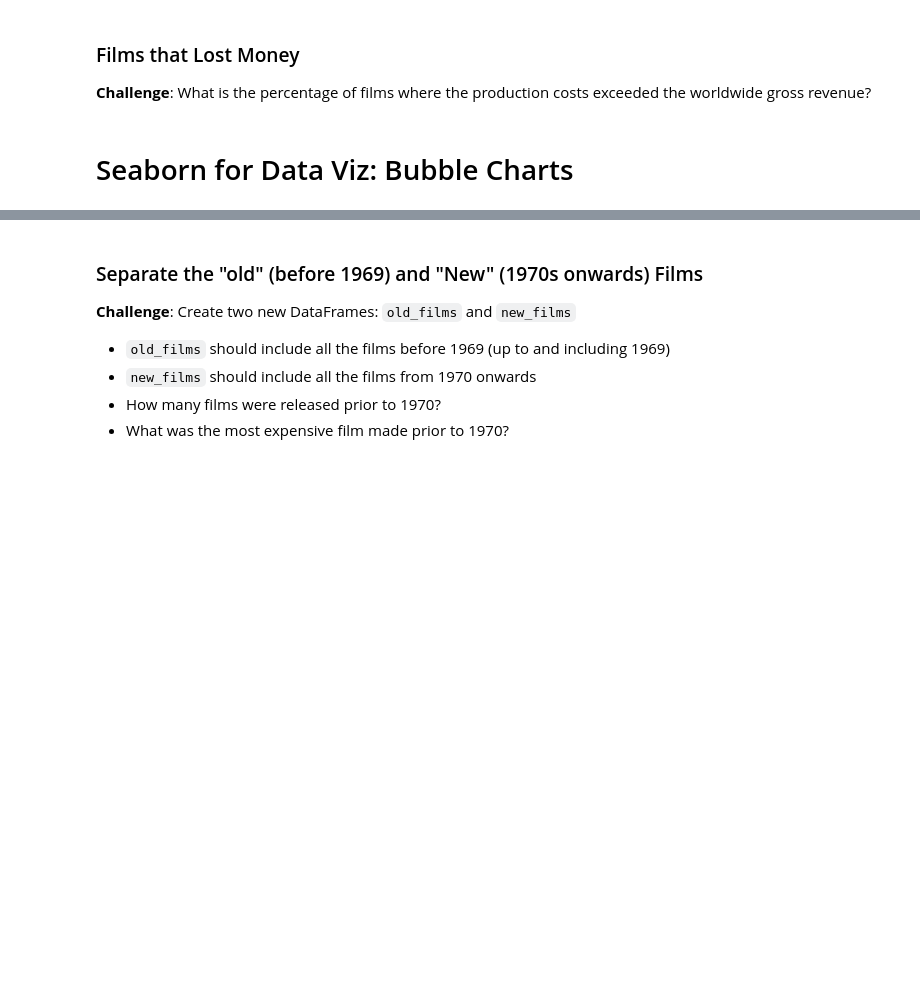
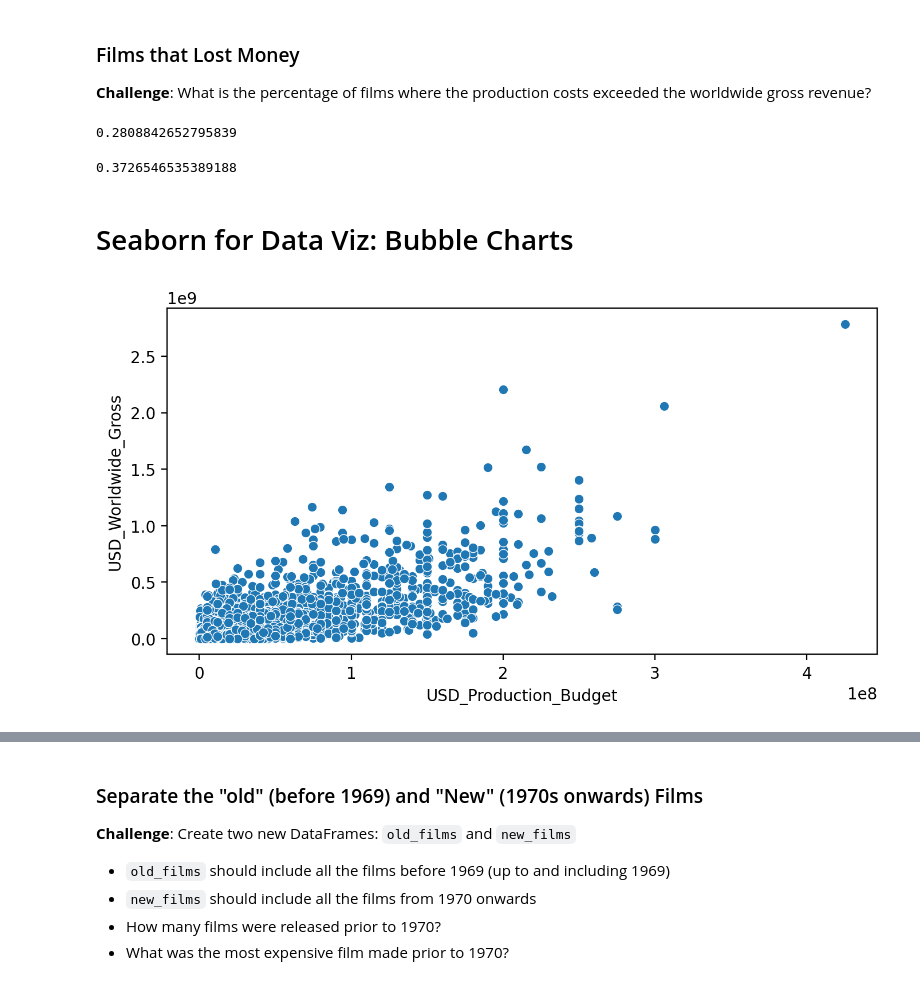
Before and after one commit to womaro/Story, a Jupyter notebook: Seaborn_and_Linear_Regression_(start).ipynb, the cells around one changed output, grey strips where cells are left out. Saved outputs shown, nothing was run; the diff lists cells and outputs as text; code cells hidden in the pictures; blank space fills up the shorter version.

```diff
--- a/Seaborn_and_Linear_Regression_(start).ipynb
+++ b/Seaborn_and_Linear_Regression_(start).ipynb
@@ -261,0 +290,3 @@ scrape_date = pd.Timestamp('2018-5-1')
+# %%
+clean_data = data.query('Release_Date < @scrape_date')
+clean_data.sample(10)
@@ -264,5 +307,25 @@ scrape_date = pd.Timestamp('2018-5-1')
 
 **Challenge**:
 What is the percentage of films where the production costs exceeded the worldwide gross revenue?
+# %%
+lost_money = clean_data.query('USD_Production_Budget > USD_Worldwide_Gross + USD_Domestic_Gross').count() / clean_data.count()
+lost_money[0]
+# %% [output]
+0.2808842652795839
+# %%
+lost_money = clean_data.query('USD_Production_Budget > USD_Worldwide_Gross').count() / clean_data.count()
+lost_money[0]
+# %% [output]
+0.3726546535389188
 # %% [markdown]
 # Seaborn for Data Viz: Bubble Charts
+# %%
+plt.figure(figsize=(8,4), dpi=200)
+
+sns.scatterplot(data=clean_data,
+                x='USD_Production_Budget',
+                y='USD_Worldwide_Gross')
+
+plt.show()
+# %% [output]
+[figure, added]
```
Also changed, not shown: parts of 18 cells of this notebook.
